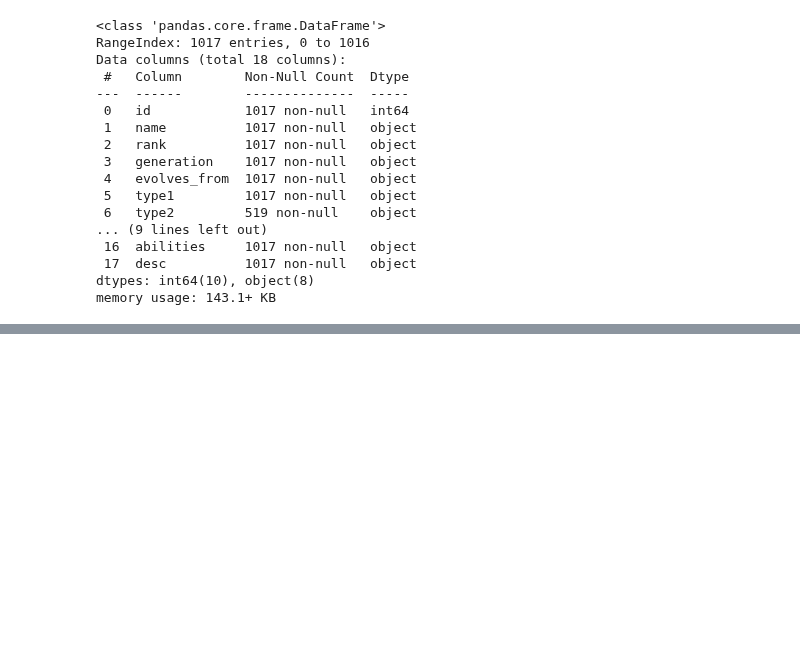
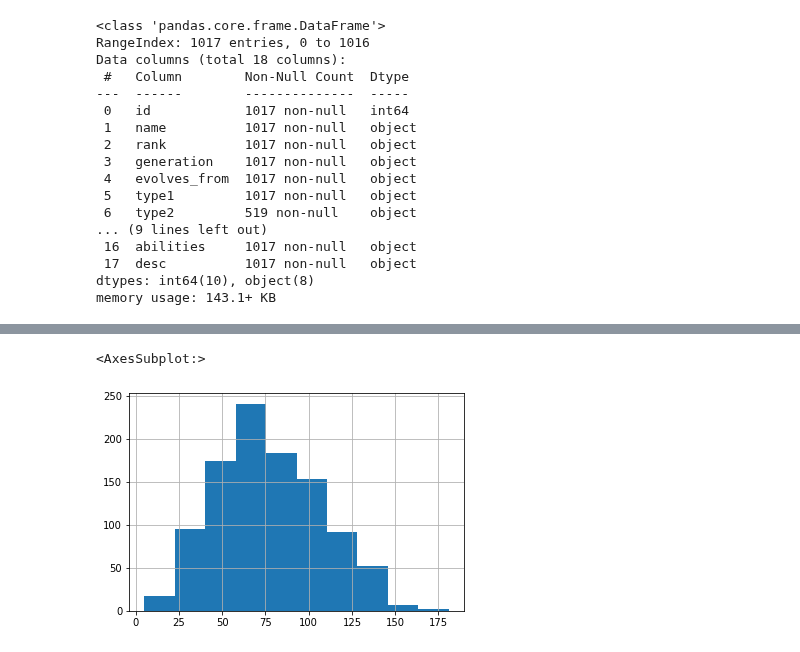
Before and after one commit to CaioCBCouto/Estatistica, a Jupyter notebook: ccbc.ipynb, the cells around one changed output, grey strips where cells are left out. Drawn from its saved outputs; the diff is of its cells as text; code cells hidden in the pictures; blank space fills up the shorter version.

```diff
--- a/ccbc.ipynb
+++ b/ccbc.ipynb
@@ -57,3 +58,8 @@ pkmn.describe()
 | 50% | 509.000000 | 67.000000 | 75.000000 | 70.000000 | 65.000000 | 66.000000 | 65.000000 | 450.000000 | 10.000000 | 280.000000 |
 | 75% | 763.000000 | 84.000000 | 100.000000 | 90.000000 | 90.000000 | 85.000000 | 88.000000 | 505.000000 | 15.000000 | 682.000000 |
 | max | 1017.000000 | 255.000000 | 181.000000 | 230.000000 | 173.000000 | 230.000000 | 200.000000 | 720.000000 | 200.000000 | 9999.000000 |
+# %%
+pkmn.atk.hist()
+# %% [output]
+<AxesSubplot:>
+[figure, added]
```
Also changed, not shown: parts of 5 cells of this notebook.
